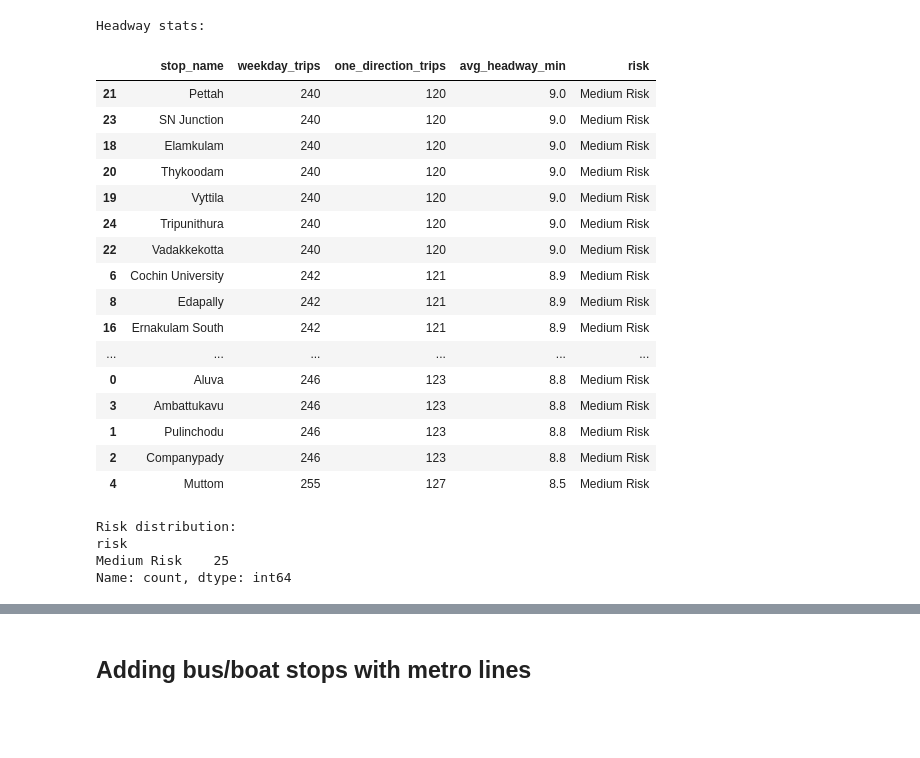
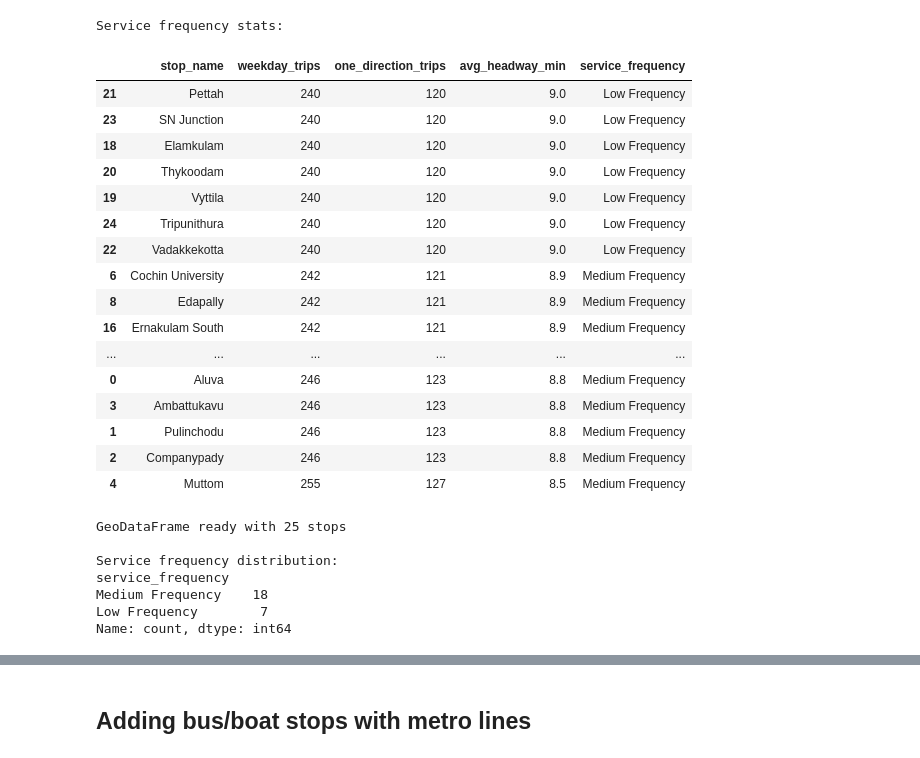
Before and after one commit to aleedacharly/Kochi-Metro-KMRL--connectivity-analysis, a Jupyter notebook: analysis.ipynb, the cells around one changed output, grey strips where cells are left out. Drawn from its saved outputs; the diff is of its cells as text; code cells hidden in the pictures; blank space fills up the shorter version.

```diff
--- a/analysis.ipynb
+++ b/analysis.ipynb
@@ -41,75 +64,83 @@ FileNotFoundError: [Errno 2] No such file or directory: 'KMRLOpenData/stops.txt'
 # %%
 # ============================================================
-# STEP 2 (revised): Headway Analysis & Passenger Wait Risk
+# STEP 2: Service Frequency Analysis
 # ============================================================
-
 import geopandas as gpd
 from shapely.geometry import Point
 import numpy as np
 
 # --- Service hours assumption: KMRL runs ~18 hrs/day (6am-midnight) ---
 SERVICE_HOURS = 18
 SERVICE_MINUTES = SERVICE_HOURS * 60  # 1080 minutes
 
 # --- Count weekday trips per stop ---
 weekday_trips = trips[trips['service_id'] == 'WK']['trip_id']
 weekday_stop_times = stop_times[stop_times['trip_id'].isin(weekday_trips)]
 
 trips_per_stop = (
     weekday_stop_times
     .groupby('stop_id')['trip_id']
     .nunique()
     .reset_index()
     .rename(columns={'trip_id': 'weekday_trips'})
 )
 
-# --- Calculate average headway (minutes between trains) ---
+# --- Calculate average time between trains (minutes) ---
 # Each stop serves both directions, so divide trips by 2 for one direction
 trips_per_stop['one_direction_trips'] = trips_per_stop['weekday_trips'] // 2
 trips_per_stop['avg_headway_min'] = (SERVICE_MINUTES / trips_per_stop['one_direction_trips']).round(1)
 
 # --- Merge with stop metadata ---
 stops_freq = stops.merge(trips_per_stop, on='stop_id', how='left')
 
-# --- Risk: headway > 8 min = poor frequency by urban transit standards ---
-def classify_risk(h):
-    if h > 10:
-        return 'High Risk'
-    elif h > 7:
-        return 'Medium Risk'
+# --- Classify by service frequency ---
+# Urban benchmark: < 7 min = high frequency (passengers don't need to check timetable)
+def classify_service_level(h):
+    if h >= 9.0:
+        return 'Low Frequency'      # trains every 9+ min — passengers notice the wait
+    elif h >= 7.0:
+        return 'Medium Frequency'   # trains every 7–9 min — acceptable but not ideal
     else:
-        return 'Low Risk'
+        return 'High Frequency'     # trains every <7 min — feels seamless
 
-stops_freq['risk'] = stops_freq['avg_headway_min'].apply(classify_risk)
+stops_freq['service_frequency'] = stops_freq['avg_headway_min'].apply(classify_service_level)
 
-print("Headway stats:")
-display(stops_freq[['stop_name', 'weekday_trips', 'one_direction_trips', 'avg_headway_min', 'risk']]
+# --- GeoDataFrame ---
+geometry = [Point(lon, lat) for lon, lat in zip(stops_freq['stop_lon'], stops_freq['stop_lat'])]
+gdf = gpd.GeoDataFrame(stops_freq, geometry=geometry, crs='EPSG:4326')
+
+print("Service frequency stats:")
+display(gdf[['stop_name', 'weekday_trips', 'one_direction_trips', 'avg_headway_min', 'service_frequency']]
         .sort_values('avg_headway_min', ascending=False))
 
-print("\nRisk distribution:")
-print(stops_freq['risk'].value_counts())
+print(f"\nGeoDataFrame ready with {len(gdf)} stops")
+print("\nService frequency distribution:")
+print(gdf['service_frequency'].value_counts())
 # %% [output]
-Headway stats:
+Service frequency stats:
-|  | stop_name | weekday_trips | one_direction_trips | avg_headway_min | risk |
-| 21 | Pettah | 240 | 120 | 9.0 | Medium Risk |
-| 23 | SN Junction | 240 | 120 | 9.0 | Medium Risk |
-| 18 | Elamkulam | 240 | 120 | 9.0 | Medium Risk |
-| 20 | Thykoodam | 240 | 120 | 9.0 | Medium Risk |
-| 19 | Vyttila | 240 | 120 | 9.0 | Medium Risk |
-| 24 | Tripunithura | 240 | 120 | 9.0 | Medium Risk |
-| 22 | Vadakkekotta | 240 | 120 | 9.0 | Medium Risk |
-| 6 | Cochin University | 242 | 121 | 8.9 | Medium Risk |
-| 8 | Edapally | 242 | 121 | 8.9 | Medium Risk |
-| 16 | Ernakulam South | 242 | 121 | 8.9 | Medium Risk |
+|  | stop_name | weekday_trips | one_direction_trips | avg_headway_min | service_frequency |
+| 21 | Pettah | 240 | 120 | 9.0 | Low Frequency |
+| 23 | SN Junction | 240 | 120 | 9.0 | Low Frequency |
+| 18 | Elamkulam | 240 | 120 | 9.0 | Low Frequency |
+| 20 | Thykoodam | 240 | 120 | 9.0 | Low Frequency |
+| 19 | Vyttila | 240 | 120 | 9.0 | Low Frequency |
+| 24 | Tripunithura | 240 | 120 | 9.0 | Low Frequency |
+| 22 | Vadakkekotta | 240 | 120 | 9.0 | Low Frequency |
+| 6 | Cochin University | 242 | 121 | 8.9 | Medium Frequency |
+| 8 | Edapally | 242 | 121 | 8.9 | Medium Frequency |
+| 16 | Ernakulam South | 242 | 121 | 8.9 | Medium Frequency |
 | ... | ... | ... | ... | ... | ... |
-| 0 | Aluva | 246 | 123 | 8.8 | Medium Risk |
-| 3 | Ambattukavu | 246 | 123 | 8.8 | Medium Risk |
-| 1 | Pulinchodu | 246 | 123 | 8.8 | Medium Risk |
-| 2 | Companypady | 246 | 123 | 8.8 | Medium Risk |
-| 4 | Muttom | 255 | 127 | 8.5 | Medium Risk |
+| 0 | Aluva | 246 | 123 | 8.8 | Medium Frequency |
+| 3 | Ambattukavu | 246 | 123 | 8.8 | Medium Frequency |
+| 1 | Pulinchodu | 246 | 123 | 8.8 | Medium Frequency |
+| 2 | Companypady | 246 | 123 | 8.8 | Medium Frequency |
+| 4 | Muttom | 255 | 127 | 8.5 | Medium Frequency |
-Risk distribution:
-risk
-Medium Risk    25
+GeoDataFrame ready with 25 stops
+
+Service frequency distribution:
+service_frequency
+Medium Frequency    18
+Low Frequency        7
 Name: count, dtype: int64
 # %%
 # --- GeoDataFrame ---
```
Also changed, not shown: parts of 6 cells of this notebook, 4 other files.
